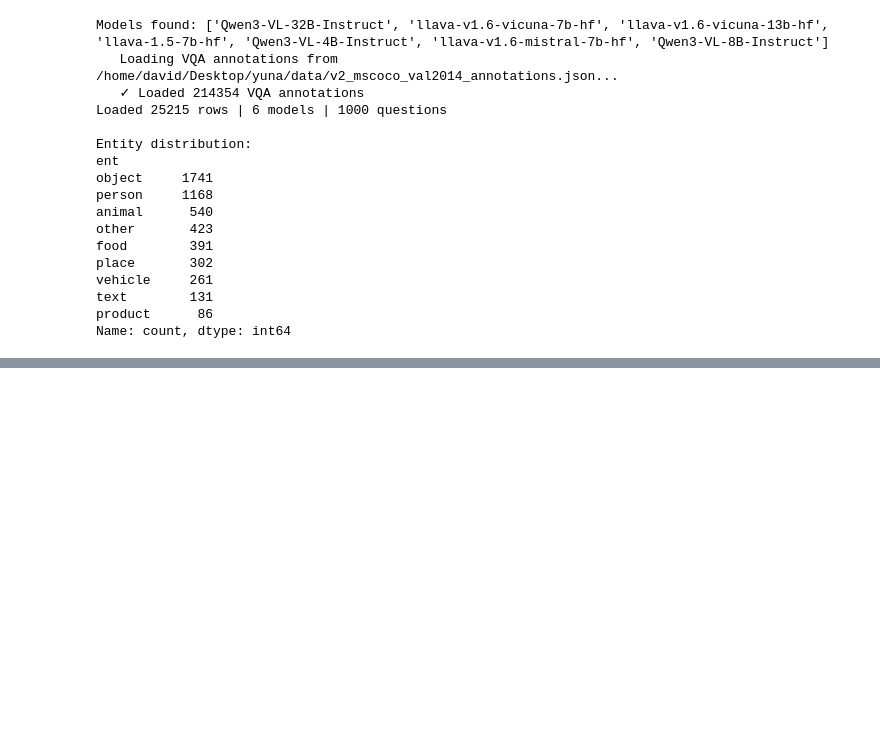
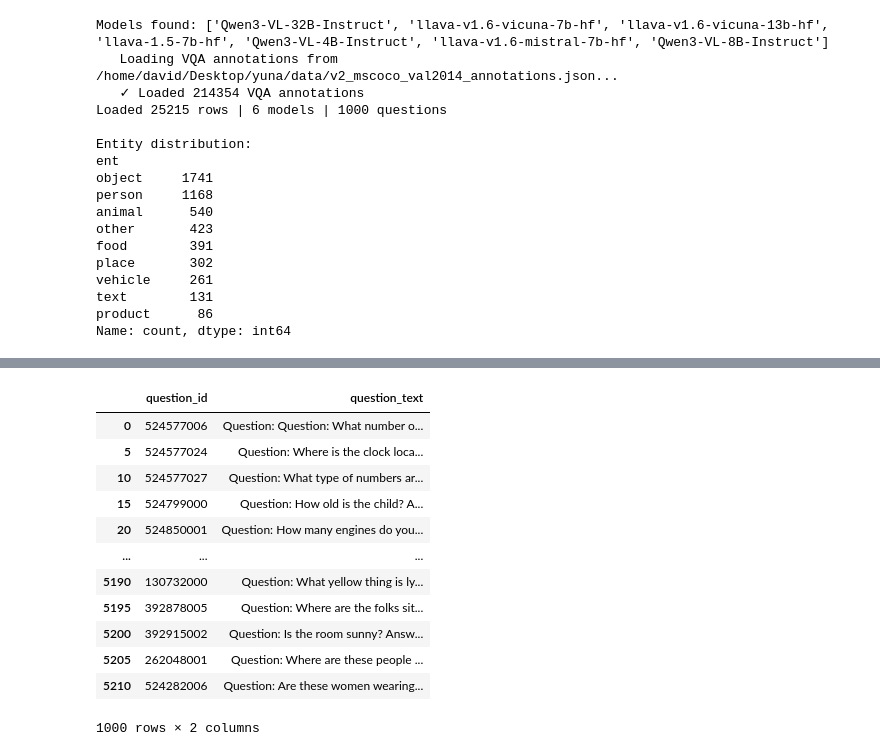
Before and after one commit to unolop/HPA, a Jupyter notebook: analysis/notebook/question_sampling.ipynb, the cells around one changed output, grey strips where cells are left out. Cells and saved outputs as stored; diff of their text form; code cells hidden in the pictures; blank space fills up the shorter version.

```diff
--- a/analysis/notebook/question_sampling.ipynb
+++ b/analysis/notebook/question_sampling.ipynb
@@ -225,2 +285,18 @@ for tier in ['A_overconfident_wrong', 'B_answer_flip', 'C_consensus_wrong', 'D_h
+# %%
+question_texts
+# %% [output]
+|  | question_id | question_text |
+| 0 | 524577006 | Question: Question: What number o... |
+| 5 | 524577024 | Question: Where is the clock loca... |
+| 10 | 524577027 | Question: What type of numbers ar... |
+| 15 | 524799000 | Question: How old is the child? A... |
+| 20 | 524850001 | Question: How many engines do you... |
+| ... | ... | ... |
+| 5190 | 130732000 | Question: What yellow thing is ly... |
+| 5195 | 392878005 | Question: Where are the folks sit... |
+| 5200 | 392915002 | Question: Is the room sunny? Answ... |
+| 5205 | 262048001 | Question: Where are these people ... |
+| 5210 | 524282006 | Question: Are these women wearing... |
+1000 rows × 2 columns
 # %%
 # Attach question text and all model outputs for manual review
```
Also changed, not shown: parts of 8 cells of this notebook, 1 other file.
